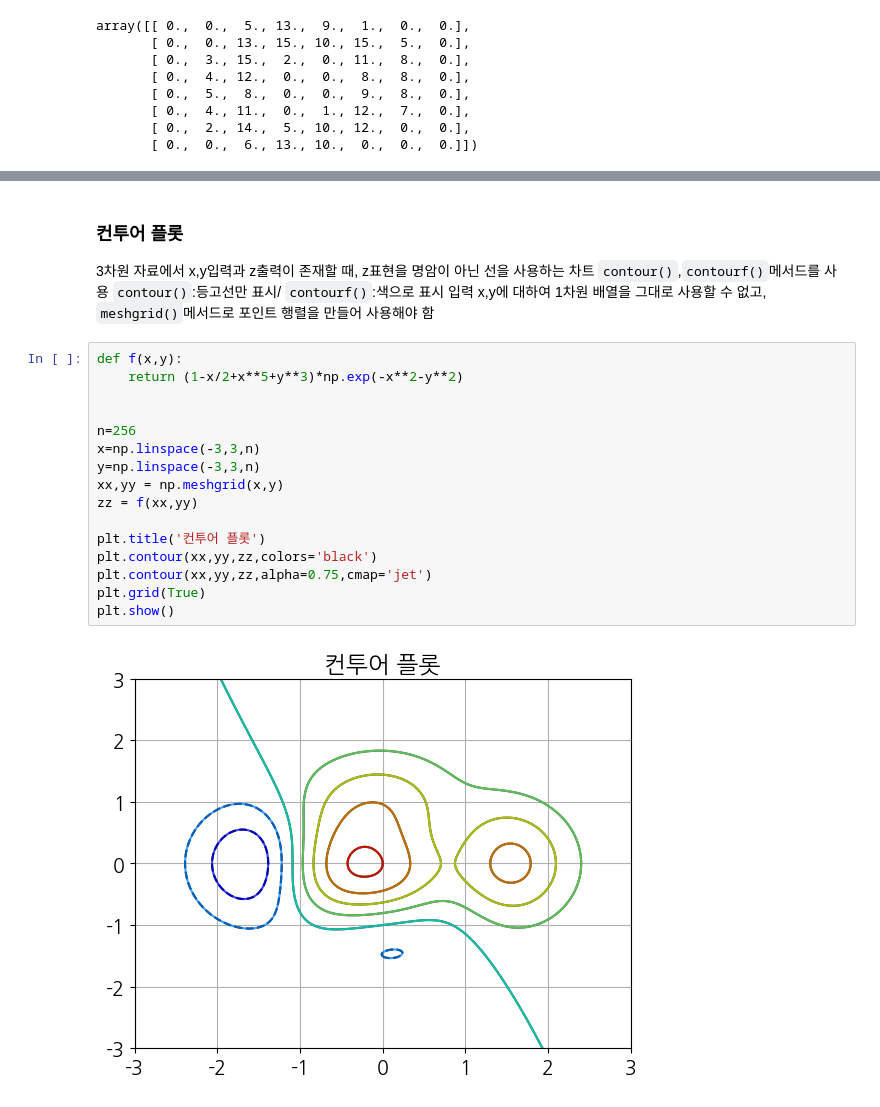
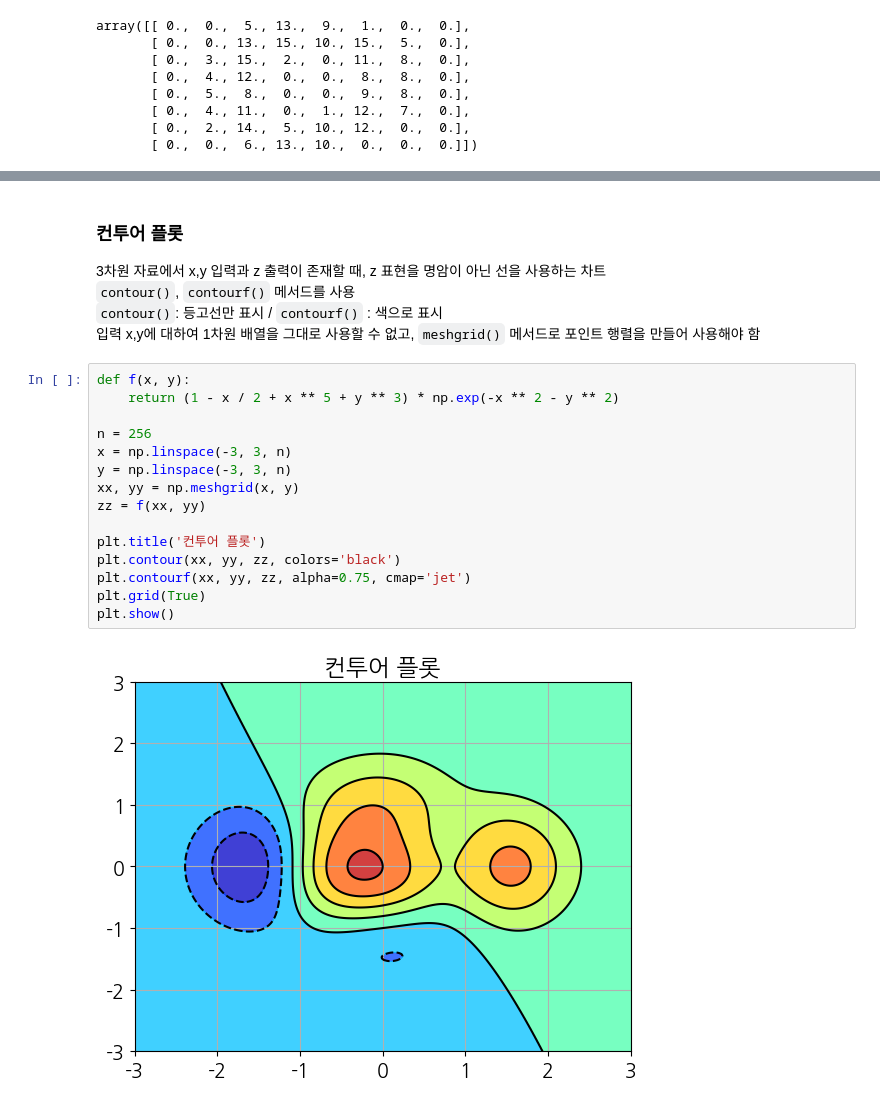
Before and after one commit to pjh753156a/python-basic, a Jupyter notebook: python-data-analysis-basic-20240118-main/matplotlib_visualize_data/matplotlib_variety_plots.ipynb, the cells around one changed output, grey strips where cells are left out. Drawn from its saved outputs; the diff is of its cells as text.

```diff
--- a/python-data-analysis-basic-20240118-main/matplotlib_visualize_data/matplotlib_variety_plots.ipynb
+++ b/python-data-analysis-basic-20240118-main/matplotlib_visualize_data/matplotlib_variety_plots.ipynb
@@ -197,30 +187,27 @@ plt.show()
 [figure]
 # %% [markdown]
 ### 컨투어 플롯
-3차원 자료에서 x,y입력과 z출력이 존재할 때, z표현을 명암이 아닌 선을
-사용하는 차트
-`contour()`,`contourf()`메서드를 사용
-`contour()`:등고선만 표시/ `contourf()`:색으로 표시
-입력 x,y에 대하여 1차원 배열을 그대로 사용할 수 없고, `meshgrid()`메서드로
-포인트 행렬을 만들어 사용해야 함
+3차원 자료에서 x,y 입력과 z 출력이 존재할 때, z 표현을 명암이 아닌 선을 사용하는 차트
+`contour()`, `contourf()` 메서드를 사용
+`contour()`: 등고선만 표시  / `contourf()` : 색으로 표시
+입력 x,y에 대하여 1차원 배열을 그대로 사용할 수 없고, `meshgrid()` 메서드로 포인트 행렬을 만들어 사용해야 함
 # %%
-def f(x,y):
-    return (1-x/2+x**5+y**3)*np.exp(-x**2-y**2)
+def f(x, y):
+    return (1 - x / 2 + x ** 5 + y ** 3) * np.exp(-x ** 2 - y ** 2)
 
-
-n=256
-x=np.linspace(-3,3,n)
-y=np.linspace(-3,3,n)
-xx,yy = np.meshgrid(x,y)
-zz = f(xx,yy)
+n = 256
+x = np.linspace(-3, 3, n)
+y = np.linspace(-3, 3, n)
+xx, yy = np.meshgrid(x, y)
+zz = f(xx, yy)
 
 plt.title('컨투어 플롯')
-plt.contour(xx,yy,zz,colors='black')
-plt.contour(xx,yy,zz,alpha=0.75,cmap='jet')
+plt.contour(xx, yy, zz, colors='black')
+plt.contourf(xx, yy, zz, alpha=0.75, cmap='jet')
 plt.grid(True)
 plt.show()
 # %% [output]
-[figure, old version]
+[figure, new version]
 # %% [markdown]
 ### 3D 서피스 플롯
 3차원 데이터를 입체적으로 표현하는 차트
```
Also changed, not shown: parts of 35 cells of this notebook, 3 other files.
